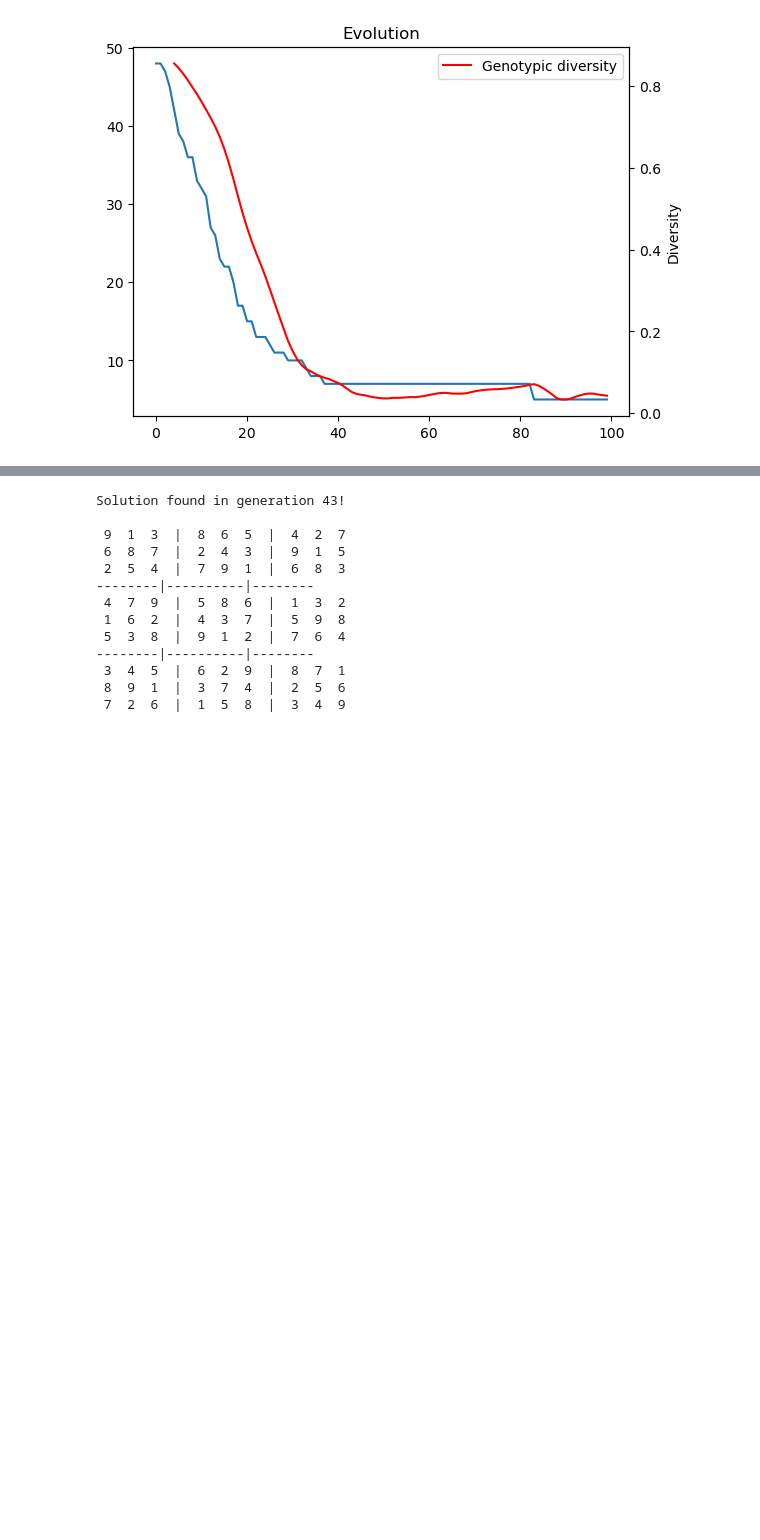
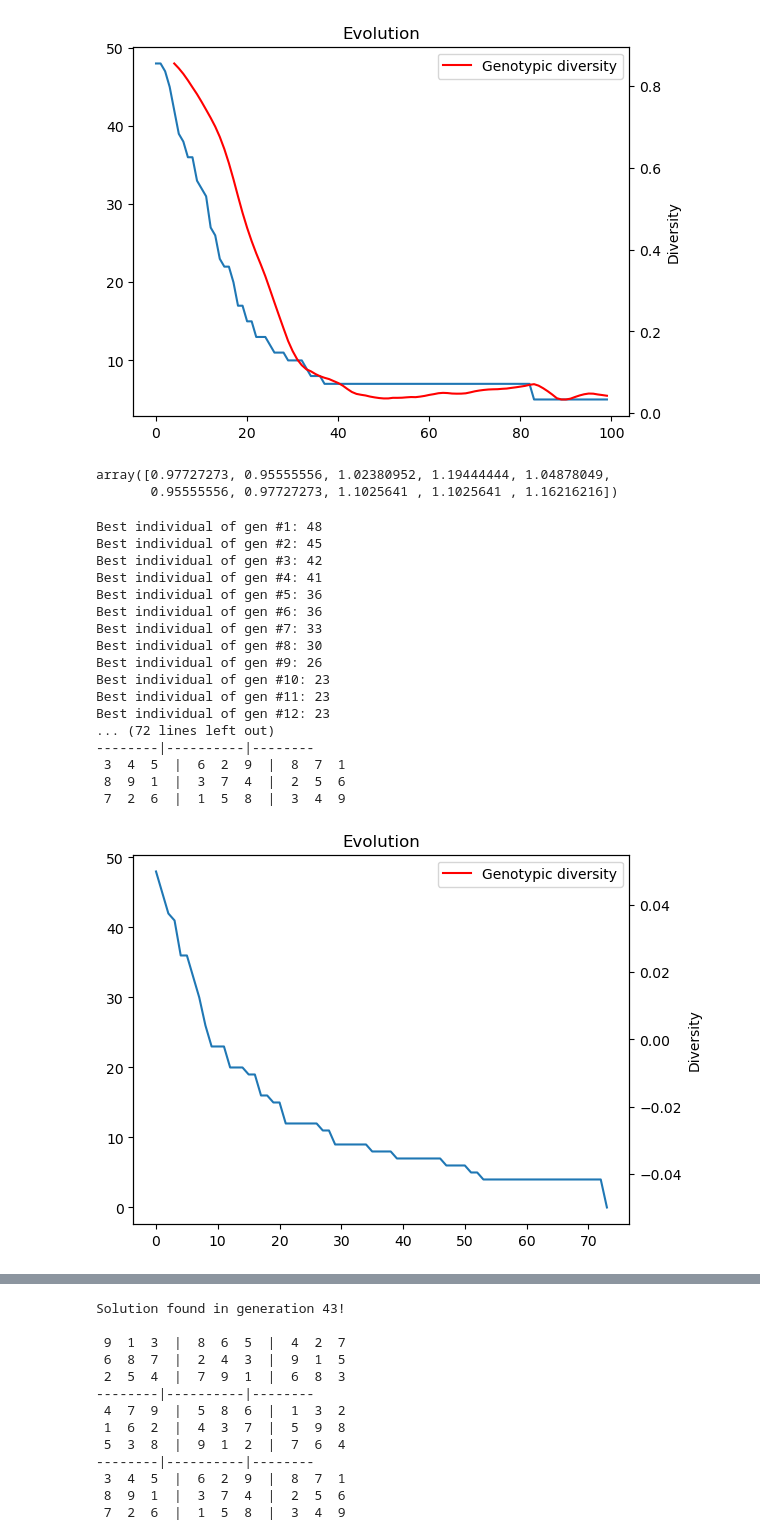
Before and after one commit to amarmate/CIFO24, a Jupyter notebook: experimentation and evaluation.ipynb, the cells around one changed output, grey strips where cells are left out. Drawn from its saved outputs; the diff is of its cells as text; code cells hidden in the pictures; blank space fills up the shorter version.

Commit message:
Tested different mutation and crossover rates

```diff
--- a/experimentation and evaluation.ipynb
+++ b/experimentation and evaluation.ipynb
@@ -182,3 +182,49 @@ test_board = np.array([[9, 4, 7, 3, 2, 6, 5, 8, 1],
 xo_types = ['multi-point', 'single-point', 'cycle',  'special-xo', 'single_point_tabular']
 selections = ['roullette', 'tournament']
 mutations = ['swap', 'swap-smart', 'change', 'change-smart']
+# %%
+population = pop.Population(size=10, initial_board=easy_board)
+
+population.get_distances(normalize=False, invert=True)
+# %% [output]
+array([0.97727273, 0.95555556, 1.02380952, 1.19444444, 1.04878049,
+       0.95555556, 0.97727273, 1.1025641 , 1.1025641 , 1.16216216])
+# %%
+population = pop.Population(size=1000, initial_board=easy_board)
+population.evolve(
+    gens = 200,
+    xo_prob = 0.0,
+    mut_prob = 0.5,
+    select_type='tournament',
+    xo='cycle',
+    direction= 'random',
+    mutation='swap-smart',
+    elite_size=200,
+    swap_number=1,
+    diversify='fitness-sharing',
+    verbose= True,
+    plateau_threshold=10,
+    invert_distances=True,
+    normalize_distances=False
+)
+
+population.plot_history( genodiv=True, ma_smooth_ratio=0.01)
+# %% [output]
+Best individual of gen #1: 48
+Best individual of gen #2: 45
+Best individual of gen #3: 42
+Best individual of gen #4: 41
+Best individual of gen #5: 36
+Best individual of gen #6: 36
+Best individual of gen #7: 33
+Best individual of gen #8: 30
+Best individual of gen #9: 26
+Best individual of gen #10: 23
+Best individual of gen #11: 23
+Best individual of gen #12: 23
+... (72 lines left out)
+--------|----------|--------
+ 3  4  5  |  6  2  9  |  8  7  1
+ 8  9  1  |  3  7  4  |  2  5  6
+ 7  2  6  |  1  5  8  |  3  4  9
+[figure, added]
```
Also changed, not shown: parts of 16 cells of this notebook, 1 other file.
